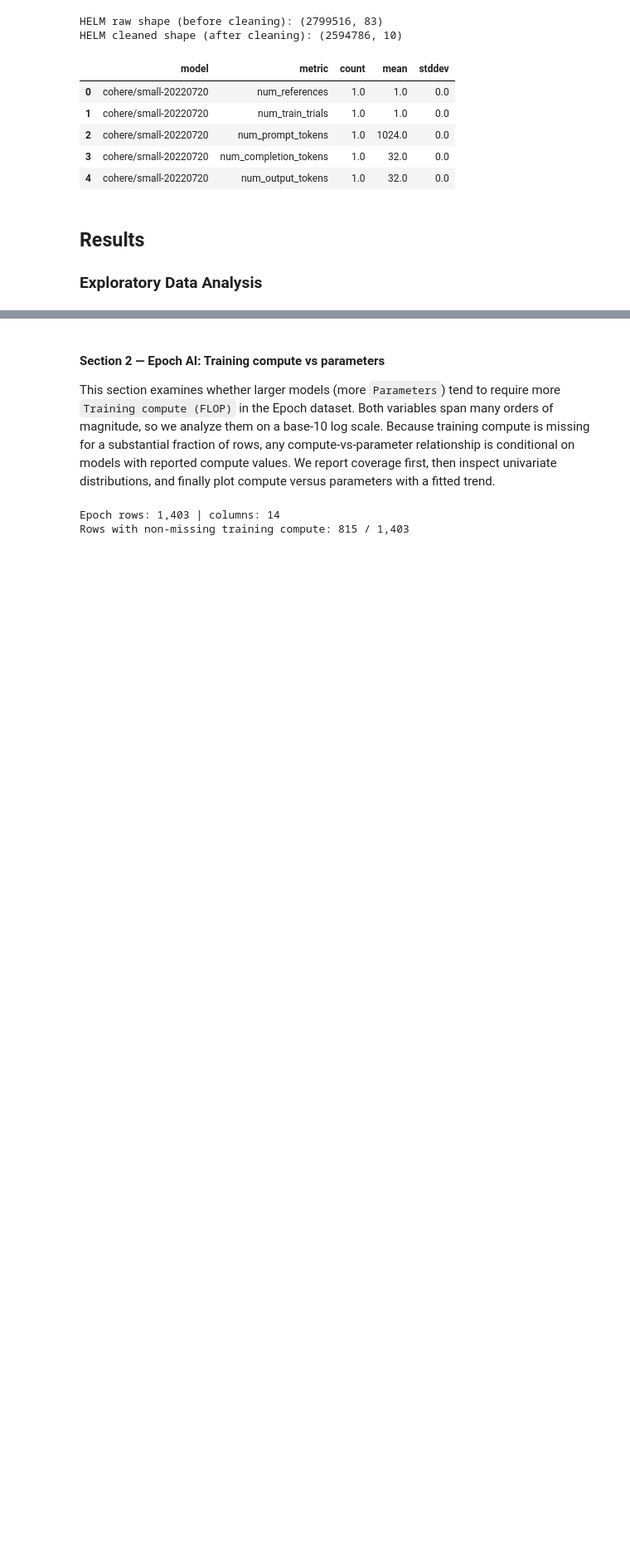
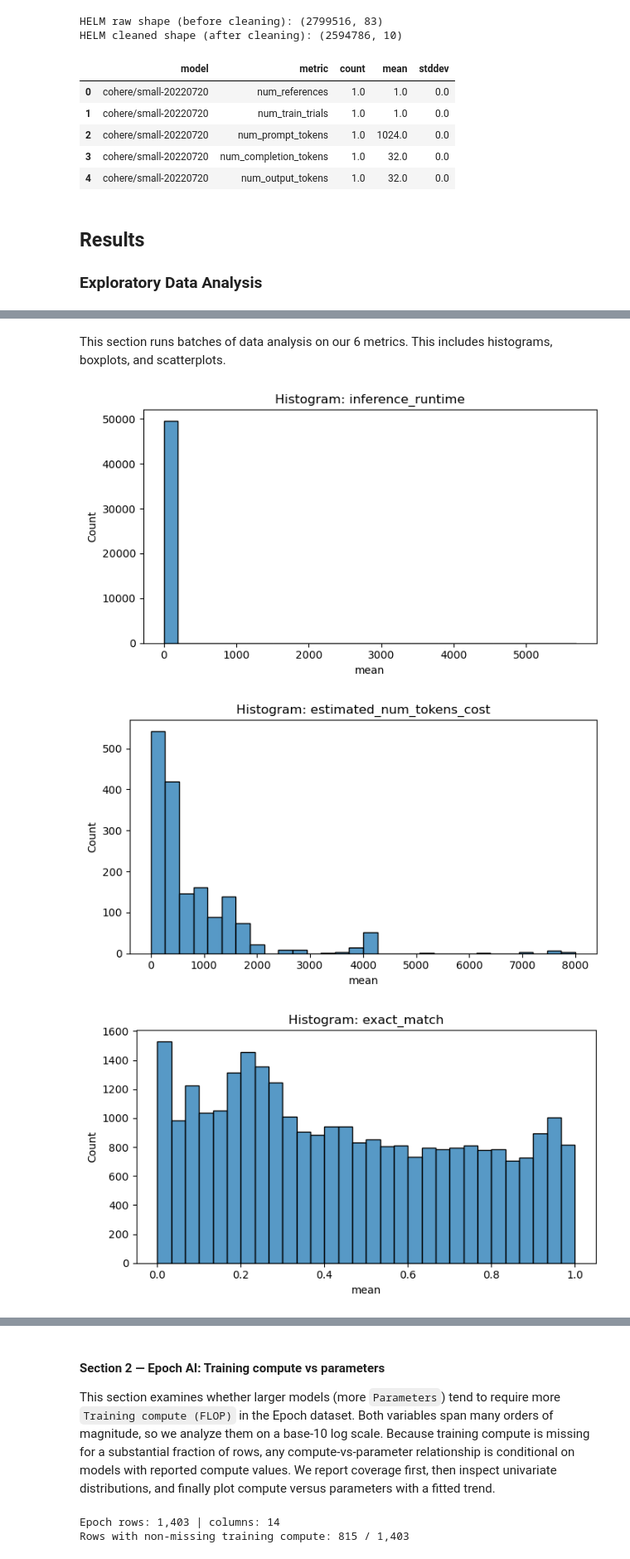
Before and after one commit to COGS108/Group090_WI26, a Jupyter notebook: 02-EDACheckpoint.ipynb, the cells around one changed output, grey strips where cells are left out. Shown at 83% size. Saved outputs shown, nothing was run; the diff lists cells and outputs as text; code cells hidden in the pictures; blank space fills up the shorter version.

Commit message:
Updating the notebook with HELM EDA

```diff
--- a/02-EDACheckpoint.ipynb
+++ b/02-EDACheckpoint.ipynb
@@ -384,0 +383,16 @@ Some more words and stuff.  Remember notebooks work best if you interleave the c
+# %%
+import pandas as pd
+import matplotlib.pyplot as plt
+import numpy as np
+import seaborn as sns
+import itertools
+
+helm_df = pd.read_parquet("data/Output/helm_leaderboard_all_results_clean.parquet")
+
+drop_cols = [c for c in helm_df.columns if c.startswith(("name","count","sum","sum_squared","min","max","variance","stddev"))]
+helm_trim = helm_df.drop(columns=drop_cols)
+
+target_metrics = ["exact_match", "quasi_exact_match", "num_prompt_tokens", "num_output_tokens", "inference_runtime", "estimated_num_tokens_cost"]
+helm_trim = helm_trim[helm_trim["metric"].isin(target_metrics)].copy()
+
+helm_trim = helm_trim.drop_duplicates()
@@ -384,0 +419,18 @@ Some more words and stuff.  Remember notebooks work best if you interleave the c
+# %% [markdown]
+This section runs batches of data analysis on our 6 metrics. This includes histograms, boxplots, and scatterplots.
+# %%
+metrics = {'num_prompt_tokens', 'num_output_tokens', 'inference_runtime',
+       'estimated_num_tokens_cost', 'exact_match', 'quasi_exact_match'}
+# %%
+for m in metrics:
+    x = helm_trim.loc[helm_trim["metric"] == m, "mean"].dropna()
+    plt.figure(figsize=(7, 4))
+    sns.histplot(x=x, bins=30)
+    plt.title(f"Histogram: {m}")
+    plt.xlabel("mean")
+    plt.tight_layout()
+    plt.show()
+# %% [output]
+[figure, added]
+[figure, added]
+[figure, added]
```
Also changed, not shown: parts of 10 cells of this notebook.
